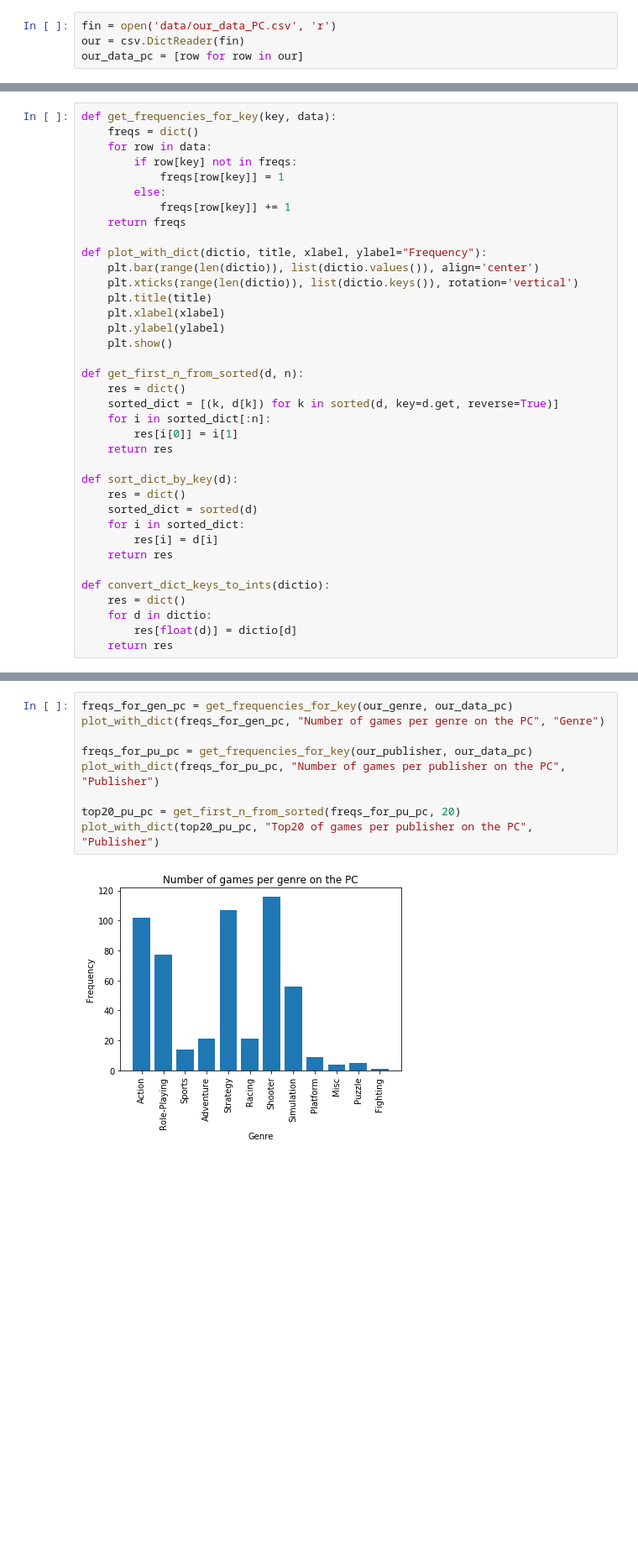
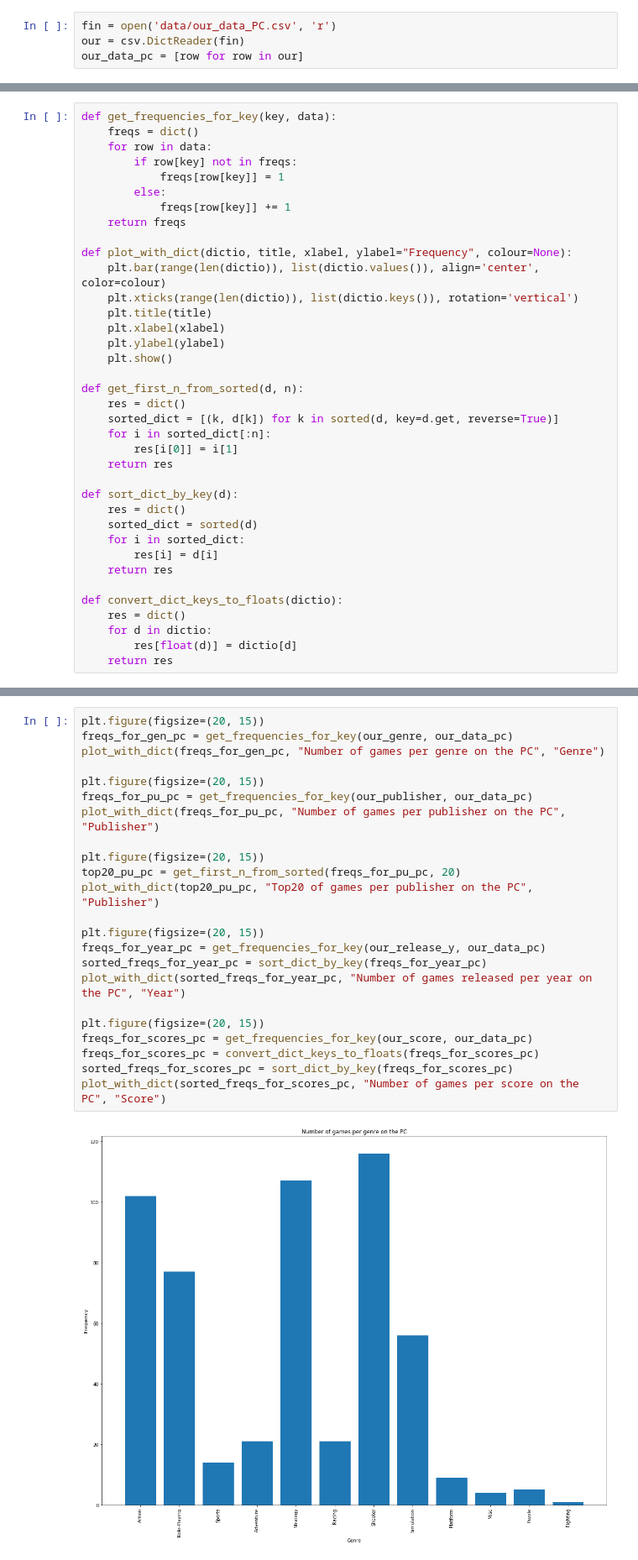
Before and after one commit to Archifer/SDA-Project, a Jupyter notebook: SDA-Project-Hester.ipynb, the cells around one changed output, grey strips where cells are left out. Shown at 84% size. Drawn from its saved outputs; the diff is of its cells as text; blank space fills up the shorter version.

```diff
--- a/SDA-Project-Hester.ipynb
+++ b/SDA-Project-Hester.ipynb
@@ -52,8 +54,8 @@ def get_frequencies_for_key(key, data):
             freqs[row[key]] += 1
     return freqs
 
-def plot_with_dict(dictio, title, xlabel, ylabel="Frequency"):
-    plt.bar(range(len(dictio)), list(dictio.values()), align='center')
+def plot_with_dict(dictio, title, xlabel, ylabel="Frequency", colour=None):
+    plt.bar(range(len(dictio)), list(dictio.values()), align='center', color=colour)
     plt.xticks(range(len(dictio)), list(dictio.keys()), rotation='vertical')
     plt.title(title)
     plt.xlabel(xlabel)
@@ -74,7 +76,7 @@ def sort_dict_by_key(d):
         res[i] = d[i]
     return res
 
-def convert_dict_keys_to_ints(dictio):
+def convert_dict_keys_to_floats(dictio):
     res = dict()
     for d in dictio:
         res[float(d)] = dictio[d]
@@ -130,11 +156,25 @@ plot_with_dict(top20_pu_x, "Top20 of games per publisher on the Xbox", "Publishe
 # %%
+plt.figure(figsize=(20, 15))
 freqs_for_gen_pc = get_frequencies_for_key(our_genre, our_data_pc)
 plot_with_dict(freqs_for_gen_pc, "Number of games per genre on the PC", "Genre")
 
+plt.figure(figsize=(20, 15))
 freqs_for_pu_pc = get_frequencies_for_key(our_publisher, our_data_pc)
 plot_with_dict(freqs_for_pu_pc, "Number of games per publisher on the PC", "Publisher")
 
+plt.figure(figsize=(20, 15))
 top20_pu_pc = get_first_n_from_sorted(freqs_for_pu_pc, 20)
 plot_with_dict(top20_pu_pc, "Top20 of games per publisher on the PC", "Publisher")
+
+plt.figure(figsize=(20, 15))
+freqs_for_year_pc = get_frequencies_for_key(our_release_y, our_data_pc)
+sorted_freqs_for_year_pc = sort_dict_by_key(freqs_for_year_pc)
+plot_with_dict(sorted_freqs_for_year_pc, "Number of games released per year on the PC", "Year")
+
+plt.figure(figsize=(20, 15))
+freqs_for_scores_pc = get_frequencies_for_key(our_score, our_data_pc)
+freqs_for_scores_pc = convert_dict_keys_to_floats(freqs_for_scores_pc)
+sorted_freqs_for_scores_pc = sort_dict_by_key(freqs_for_scores_pc)
+plot_with_dict(sorted_freqs_for_scores_pc, "Number of games per score on the PC", "Score")
 # %% [output]
-[figure, old version]
+[figure, new version]
```
Also changed, not shown: parts of 20 cells of this notebook, 1 other file.
